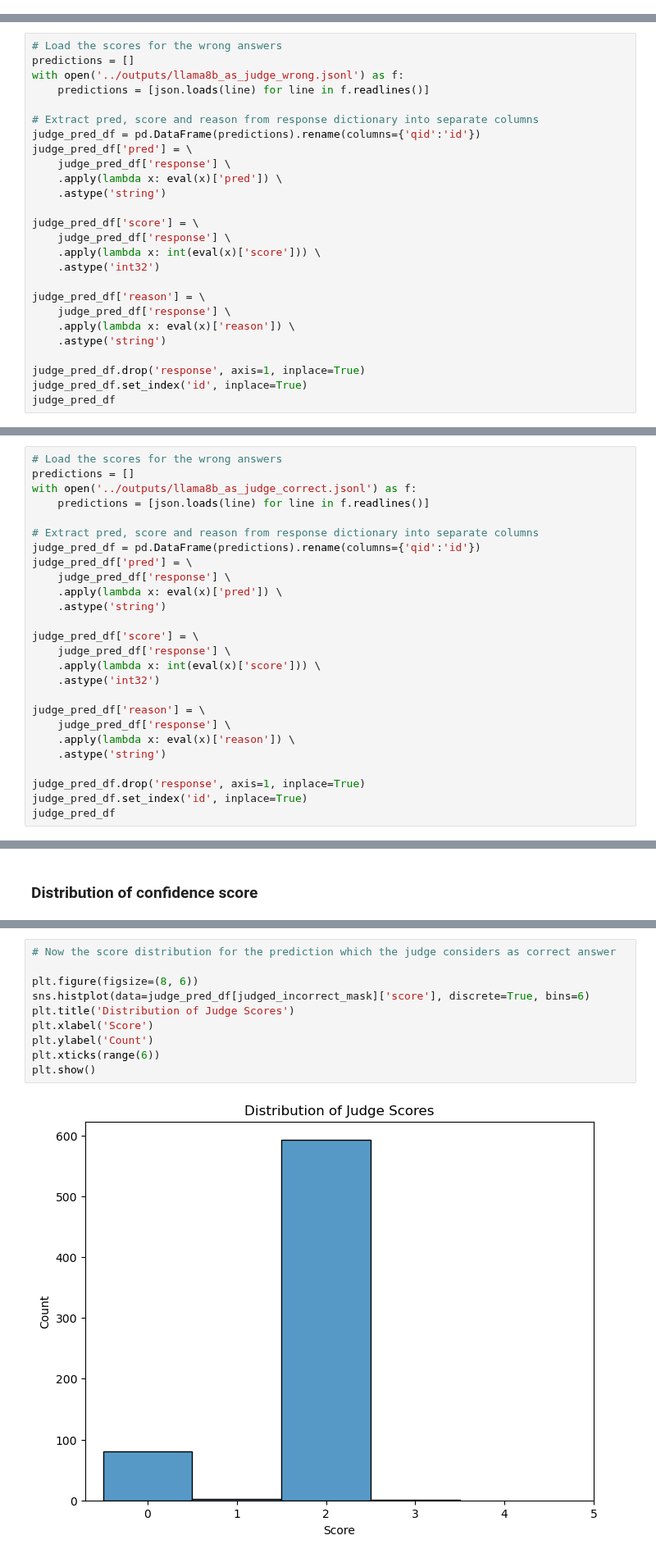
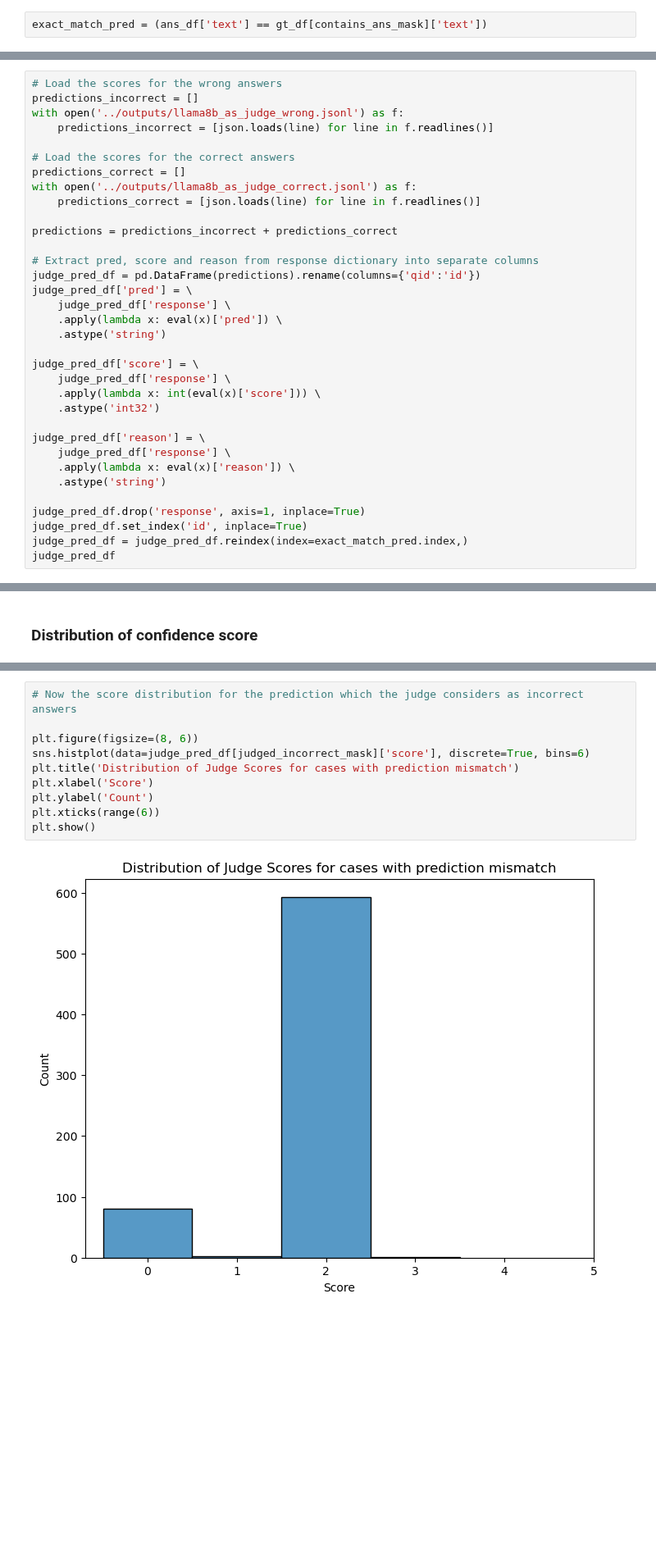
Before and after one commit to FabioLusha/video-neurosymbolic, a Jupyter notebook: star_code/experiments/resp_analysis7_llama8b_as_judge.ipynb, the cells around one changed output, grey strips where cells are left out. Shown at 82% size. Drawn from its saved outputs; the diff is of its cells as text; blank space fills up the shorter version.

Commit message:
Update LLM as Judge analysis file
Terminating the analysis on the LLM as a Judge method for this
iteration.

```diff
--- a/star_code/experiments/resp_analysis7_llama8b_as_judge.ipynb
+++ b/star_code/experiments/resp_analysis7_llama8b_as_judge.ipynb
@@ -68,0 +98,2 @@ We first check what are the prediction of the 'Judge' for the set of answer taht
+# %%
+exact_match_pred = (ans_df['text'] == gt_df[contains_ans_mask]['text'])
@@ -69,8 +105,15 @@ We first check what are the prediction of the 'Judge' for the set of answer taht
 # %%
 # Load the scores for the wrong answers
-predictions = []
+predictions_incorrect = []
 with open('../outputs/llama8b_as_judge_wrong.jsonl') as f:
-    predictions = [json.loads(line) for line in f.readlines()]
+    predictions_incorrect = [json.loads(line) for line in f.readlines()]
+
+# Load the scores for the correct answers
+predictions_correct = []
+with open('../outputs/llama8b_as_judge_correct.jsonl') as f:
+    predictions_correct = [json.loads(line) for line in f.readlines()]
+
+predictions = predictions_incorrect + predictions_correct
 
 # Extract pred, score and reason from response dictionary into separate columns
 judge_pred_df = pd.DataFrame(predictions).rename(columns={'qid':'id'})
@@ -91,6 +134,7 @@ judge_pred_df['reason'] = \
 
 judge_pred_df.drop('response', axis=1, inplace=True)
 judge_pred_df.set_index('id', inplace=True)
+judge_pred_df = judge_pred_df.reindex(index=exact_match_pred.index,)
 judge_pred_df
 # %% [output]
 |  | pred | score | reason |
@@ -368,26 +379,0 @@ Not good. The LLM is very confident for these set of answers, even though we hav
-# %%
-# Load the scores for the wrong answers
-predictions = []
-with open('../outputs/llama8b_as_judge_correct.jsonl') as f:
-    predictions = [json.loads(line) for line in f.readlines()]
-
-# Extract pred, score and reason from response dictionary into separate columns
-judge_pred_df = pd.DataFrame(predictions).rename(columns={'qid':'id'})
-judge_pred_df['pred'] = \
-    judge_pred_df['response'] \
-    .apply(lambda x: eval(x)['pred']) \
-    .astype('string')
-
-judge_pred_df['score'] = \
-    judge_pred_df['response'] \
-    .apply(lambda x: int(eval(x)['score'])) \
-    .astype('int32')
-
-judge_pred_df['reason'] = \
-    judge_pred_df['response'] \
-    .apply(lambda x: eval(x)['reason']) \
-    .astype('string')
-
-judge_pred_df.drop('response', axis=1, inplace=True)
-judge_pred_df.set_index('id', inplace=True)
-judge_pred_df
@@ -601,15 +670,15 @@ plt.show()
 # %%
-# Now the score distribution for the prediction which the judge considers as correct answer
+# Now the score distribution for the prediction which the judge considers as incorrect answers
 
 plt.figure(figsize=(8, 6))
 sns.histplot(data=judge_pred_df[judged_incorrect_mask]['score'], discrete=True, bins=6)
-plt.title('Distribution of Judge Scores')
+plt.title('Distribution of Judge Scores for cases with prediction mismatch')
 plt.xlabel('Score')
 plt.ylabel('Count')
 plt.xticks(range(6))
 plt.show()
 # %% [output]
-[figure, old version]
+[figure, new version]
 # %% [markdown]
 ## Evaluation on the entire dataset
 # %% [markdown]
```
Also changed, not shown: parts of 49 cells of this notebook.
